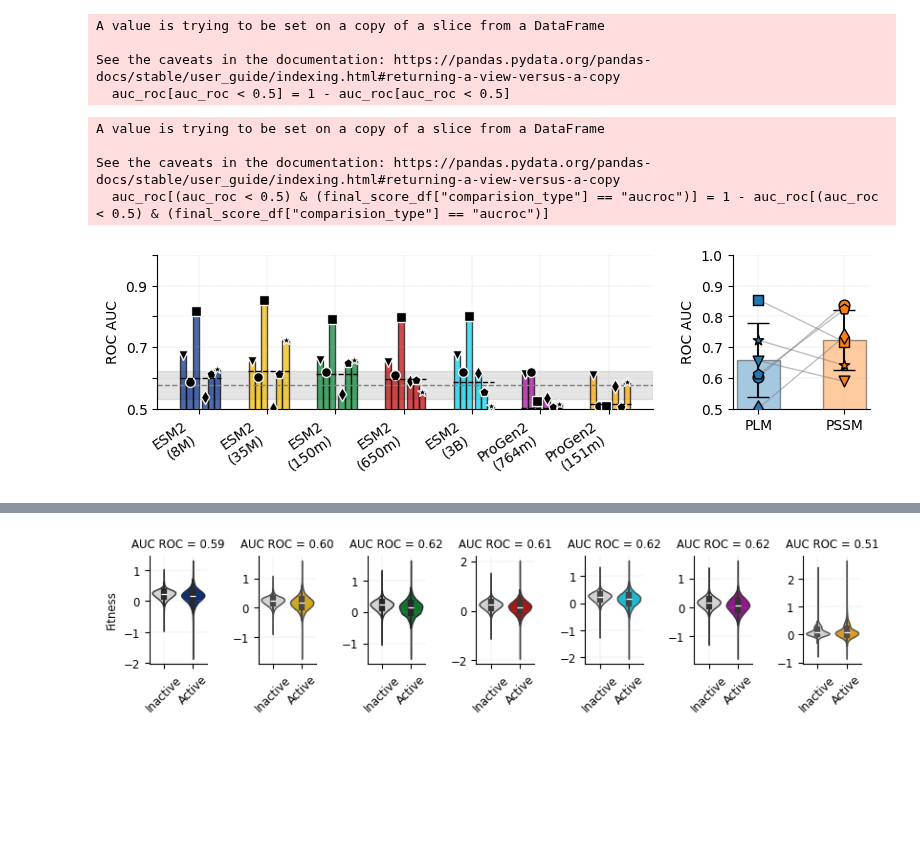
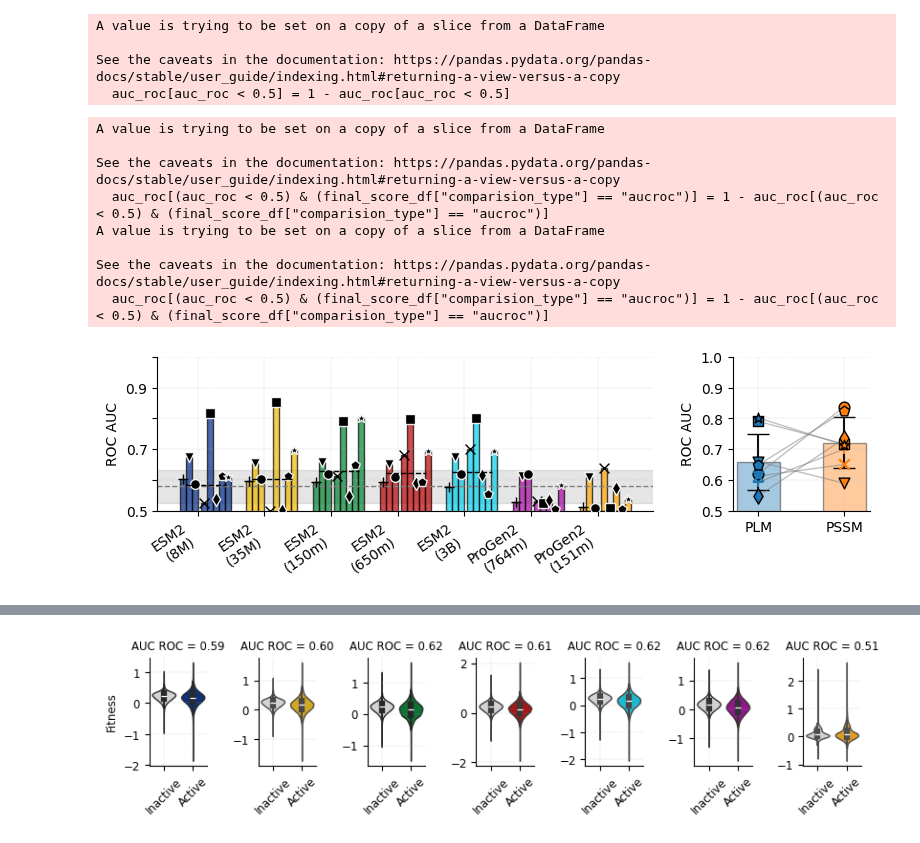
Before and after one commit to drprfitay/fitness_learning, a Jupyter notebook: notebooks/plm_zero_shot.ipynb, the cells around one changed output, grey strips where cells are left out. Cells and saved outputs as stored; diff of their text form; code cells hidden in the pictures; blank space fills up the shorter version.

```diff
--- a/notebooks/plm_zero_shot.ipynb
+++ b/notebooks/plm_zero_shot.ipynb
@@ -322,6 +371,8 @@ models = [m for m in correlation_df['model'].unique() if m in color_map]
 
 # For AUROC, subset by label_type as well (to match the plotting logic)
 # This label_type variable is defined further below for plotting (set to e.g. "pct_0.5")
+# %%
+datasets_for_analysis = ["pard3", "gcn4", "lov", "gfp", "pte", "nmt", "his", "casp"]
 # %%
 pssm_comparision_results = []
 
@@ -440,8 +506,13 @@ Processed 0 rows
+# %%
+final_score_df_pf = pd.DataFrame(pssm_comparision_results, columns=["dataset", "value", "comparision_type", "mutations", "score_type"])
+# %%
+final_score_df = final_score_df_pf[np.isin(final_score_df_pf["dataset"].values, np.array(datasets_for_analysis))]
 # %%
 use_auc = True  # If False, will plot Spearman correlation
 label_type = "pct_0.5"  # Example: "pct_0.25" or any label_type in auc_roc_df; set None for all
-datasets_to_use = ["pard3", "gcn4", "lov", "gfp", "pte", "nmt"]  # , "pard3", "gcn4", "lov"]
+datasets_to_use = datasets_for_analysis # , "pard3", "gcn4", "lov"]
 fitness_type = "normed_fitness"
+pssm_score_type = "avg_score"
 
 if not use_auc:
     df_plot = correlation_df
@@ -540,8 +611,16 @@ dataset_markers = {
     "pard3": "p",
     "nmt": "d",
     "gcn4": "v",
-    "pte": "*"
+    "pte": "*",
+    "his": "x",
+    "casp": "+"
 }
+
+# Find which model has the max mean score (auc_roc or correlation) for num_mutations==-1
+max_model = (df_plot[df_plot["num_mutations"] == -1]
+             .groupby("model")["auc_roc" if use_auc else "correlation"]
+             .mean()
+             .idxmax())
 
 # --- Grouped bar plot for all models/datasets (PLM) ---
 for idx, ds in enumerate(datasets):
@@ -612,9 +691,9 @@ if fix_auc_roc and use_auc:
 
 pssm_df = final_score_df[(final_score_df["mutations"] == mutation_to_use) &
                          (final_score_df["comparision_type"] == comp_type) &
-                        (final_score_df["score_type"] == "avg_score")]
+                        (final_score_df["score_type"] == pssm_score_type)]
 
-best_plm_df = df_plot[(df_plot["model"] == "esm_35m") & (df_plot["num_mutations"] == mutation_to_use)]
+best_plm_df = df_plot[(df_plot["model"] == max_model) & (df_plot["num_mutations"] == mutation_to_use)]
 
 col_name = "auc_roc" if use_auc else "correlation"
 
@@ -688,31 +767,35 @@ except ValueError:
 ymax = max(np.max(plm_auc), np.max(pssm_auc), max(means + [m + s for m, s in zip(means, stds)])) + 0.02
 x_annot = 1.5
 # ax_paired.text(x_annot, ymax, f"Paired t-test p={t_p:.3g}\nWilcoxon p={w_p:.3g}",
 #         ha='center', va='bottom', fontsize=10, bbox=dict(facecolor='white', alpha=0.7, edgecolor='none'))
 
 fix_ticks(ax_main, x=False, y=True, every_other=True,fontsize=tick_fontsize)
 #fix_ticks(ax_paired, x=False, y=True, every_other=True,fontsize=tick_fontsize)
 
 os.makedirs("./refined_figures/figure_zero_shot", exist_ok=True)
 
 # The order of the following matters for correct tight bounding boxes
 plt.tight_layout(pad=0.35)  # slightly reduce padding
 
 # Use fig.patch to set background transparent (so export is clean even if notebook bg is not white)
 fig.patch.set_facecolor('white')
 
 # Use bbox_inches='tight' AND pad_inches=0 when saving, to ensure absolutely no extra margin or cropping and figure is tightly clipped (no matplotlib outer frame)
 fig.savefig(
     "./refined_figures/figure_zero_shot/%s_plot.svg" % (comp_type),
     bbox_inches='tight',   # tightly fit content to canvas
     pad_inches=0,
     transparent=False
 )
 
 plt.show()
 # %% [output]
 A value is trying to be set on a copy of a slice from a DataFrame
 
 See the caveats in the documentation: https://pandas.pydata.org/pandas-docs/stable/user_guide/indexing.html#returning-a-view-versus-a-copy
   auc_roc[(auc_roc < 0.5) & (final_score_df["comparision_type"] == "aucroc")] = 1 - auc_roc[(auc_roc < 0.5) & (final_score_df["comparision_type"] == "aucroc")]
+A value is trying to be set on a copy of a slice from a DataFrame
+
+See the caveats in the documentation: https://pandas.pydata.org/pandas-docs/stable/user_guide/indexing.html#returning-a-view-versus-a-copy
+  auc_roc[(auc_roc < 0.5) & (final_score_df["comparision_type"] == "aucroc")] = 1 - auc_roc[(auc_roc < 0.5) & (final_score_df["comparision_type"] == "aucroc")]
-[figure, old version]
+[figure, new version]
```
Also changed, not shown: parts of 16 cells of this notebook, 22 other files.
